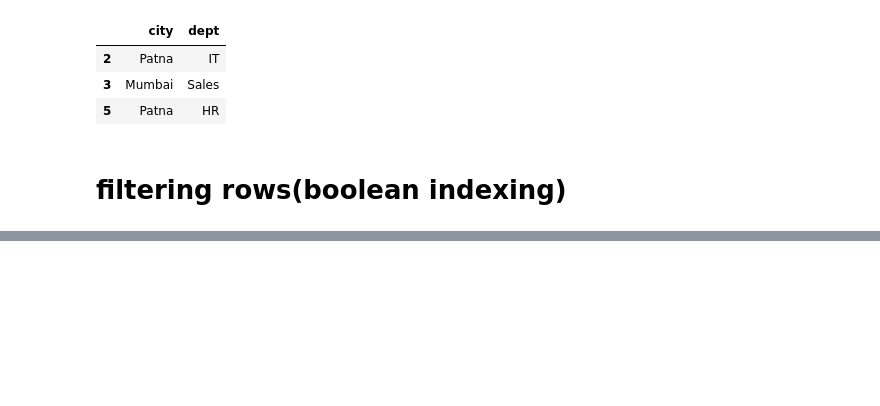
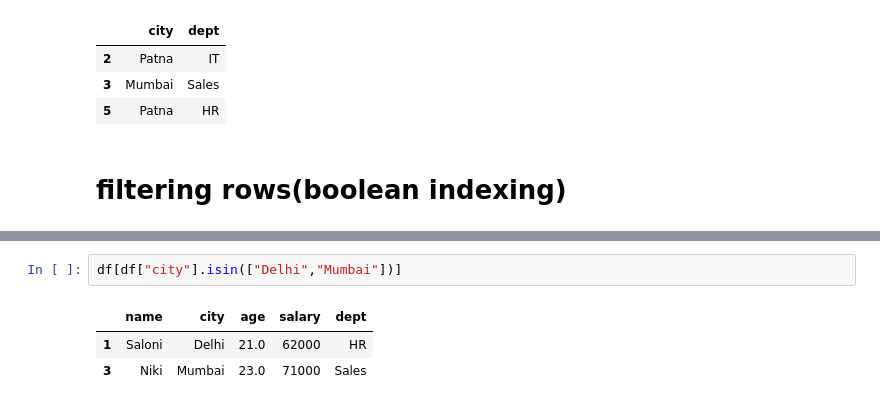
Before and after one commit to Ghanshyamsharma7/Python, a Jupyter notebook: Panda_dataframe.ipynb, the cells around one changed output, grey strips where cells are left out. Drawn from its saved outputs; the diff is of its cells as text; blank space fills up the shorter version.

```diff
--- a/Panda_dataframe.ipynb
+++ b/Panda_dataframe.ipynb
@@ -354,0 +386,6 @@ df.iloc[[2,3,5],[1,4]]   #specific rows and columns
+# %%
+df[df["city"].isin(["Delhi","Mumbai"])]
+# %% [output]
+|  | name | city | age | salary | dept |
+| 1 | Saloni | Delhi | 21.0 | 62000 | HR |
+| 3 | Niki | Mumbai | 23.0 | 71000 | Sales |
```
Also changed, not shown: parts of 17 cells of this notebook.
